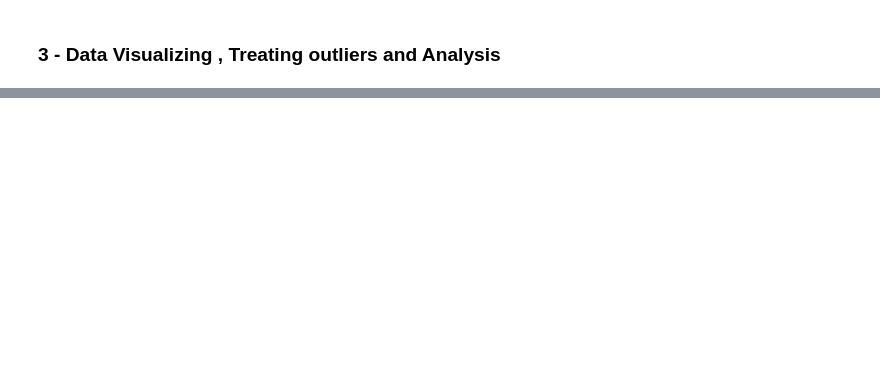
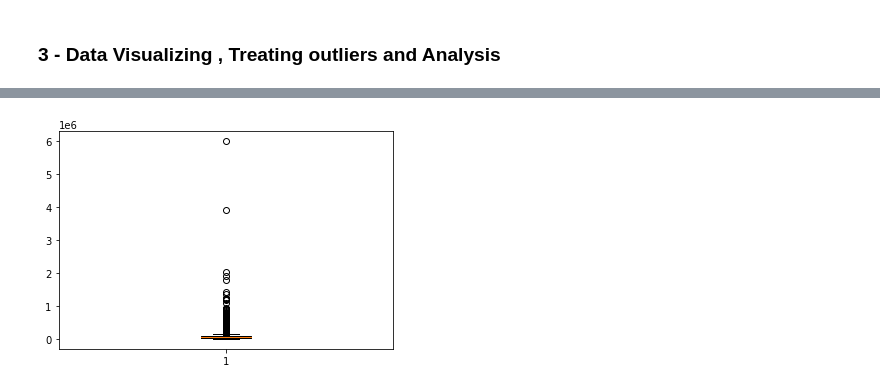
Before and after one commit to KhushiSindhu/Landing-Club-Case-Study, a Jupyter notebook: Santosh.ipynb, the cells around one changed output, grey strips where cells are left out. Cells and saved outputs as stored; diff of their text form; code cells hidden in the pictures; blank space fills up the shorter version.

```diff
--- a/Santosh.ipynb
+++ b/Santosh.ipynb
@@ -181,0 +591,4 @@ loanData.columns
+# %%
+#Deriving new column loan_amnt_balance for getting the difference of funded_amnt and funded_amnt_inv
+loanData['loan_amnt_balance']=round(loanData['funded_amnt']-loanData['funded_amnt_inv'],2)
+loanData[['loan_amnt_balance','funded_amnt','funded_amnt_inv']].head()
@@ -181,0 +602,4 @@ loanData.columns
+# %%
+#Let's Round off the value of int_rate
+loanData.int_rate= round(loanData.int_rate,2)
+loanData.int_rate
@@ -181,0 +619,4 @@ loanData.columns
+# %%
+# calculate ratio of funded_amnt and annual_inc
+loanData['loanVsIncomeRatio']=round(loanData['funded_amnt']/loanData['annual_inc'],2)
+loanData[['loanVsIncomeRatio','funded_amnt','annual_inc']].head()
@@ -181,0 +630,3 @@ loanData.columns
+# %%
+# Added new column to store value of loan status in binary form.
+loanData['Default']=loanData["loan_status"].apply(lambda x: 0 if x == "Fully Paid" else 1)
@@ -184,3 +672,6 @@ loanData.columns
 # %%
- plt.boxplot(loanData.int_rate)
- plt.show()
+# Check outliers for annual_inc
+plt.boxplot(loanData.annual_inc)
+plt.show()
+# %% [output]
+[figure, added]
```
Also changed, not shown: parts of 75 cells of this notebook.
